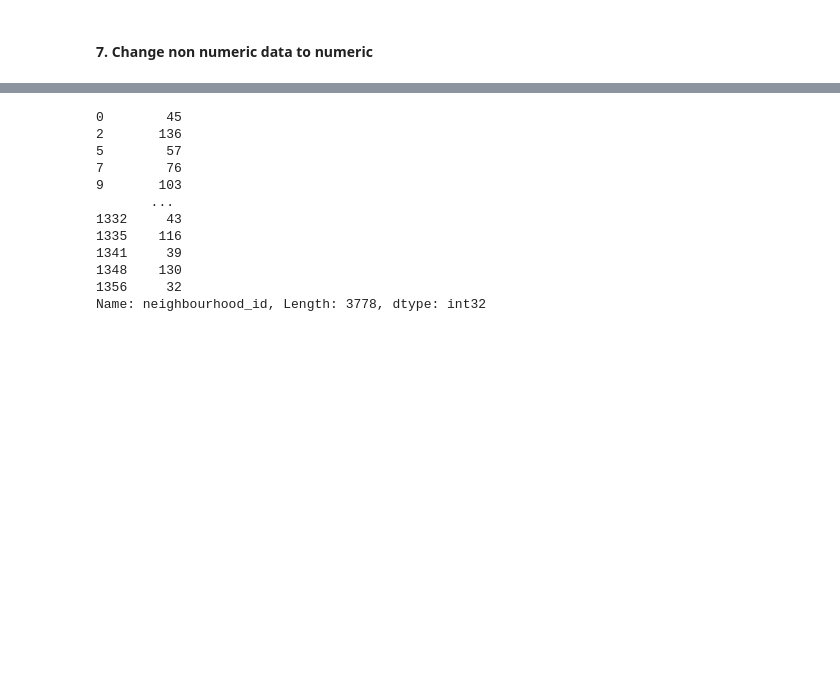
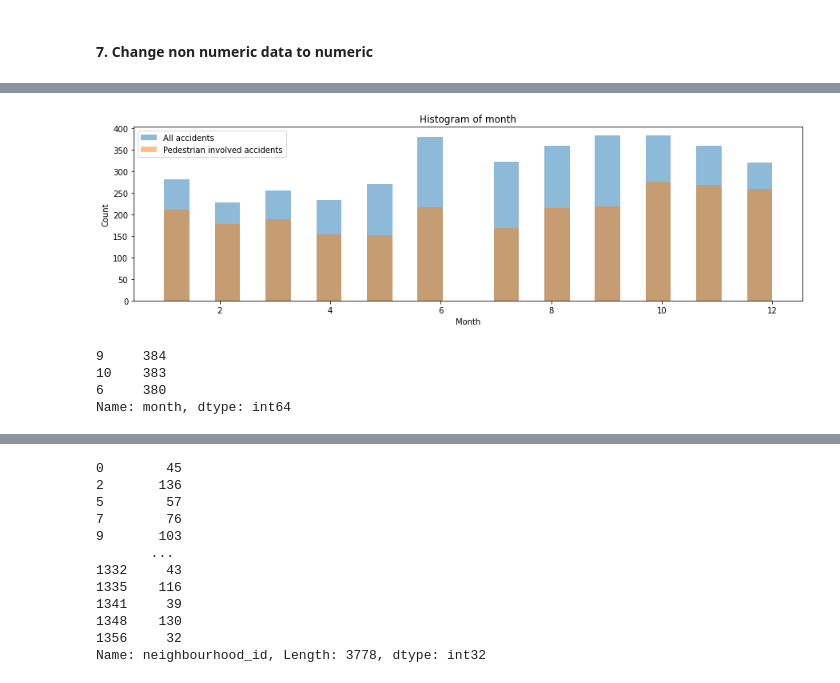
Before and after one commit to dannili/risky_pedestrian, a Jupyter notebook: 2_EDA.ipynb, the cells around one changed output, grey strips where cells are left out. Cells and saved outputs as stored; diff of their text form; code cells hidden in the pictures; blank space fills up the shorter version.

```diff
--- a/2_EDA.ipynb
+++ b/2_EDA.ipynb
@@ -491,3 +517,20 @@ df['day_of_year'] = df['date'].dt.dayofyear
 # %%
 # create month column based on date
 df['month'] = pd.DatetimeIndex(df['date']).month
+# %%
+# Visualize the distribution of month
+plt.figure(figsize=(15, 4))
+plt.hist(df['month'], bins=24, label='All accidents', alpha=0.5)
+plt.hist(df['month'].loc[df['pedestrian_accident'] == 1], bins=24, label='Pedestrian involved accidents', alpha=0.5)
+plt.xlabel('Month')
+plt.ylabel('Count')
+plt.title('Histogram of month')
+plt.legend(loc='best')
+plt.show()
+display(df['month'].value_counts(sort=True, ascending=False).head(3))
+# %% [output]
+[figure, added]
+9     384
+10    383
+6     380
+Name: month, dtype: int64
```
Also changed, not shown: parts of 7 cells of this notebook, 3 other files.
